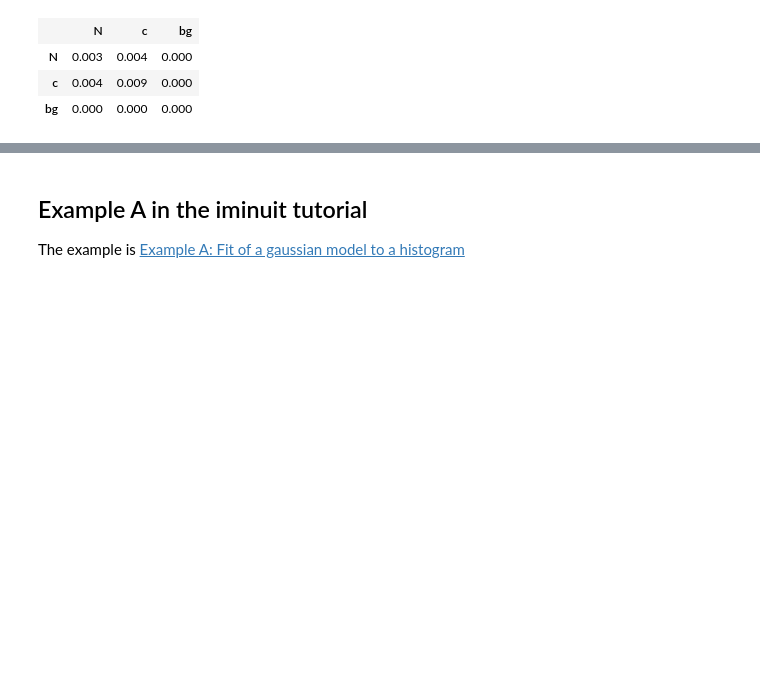
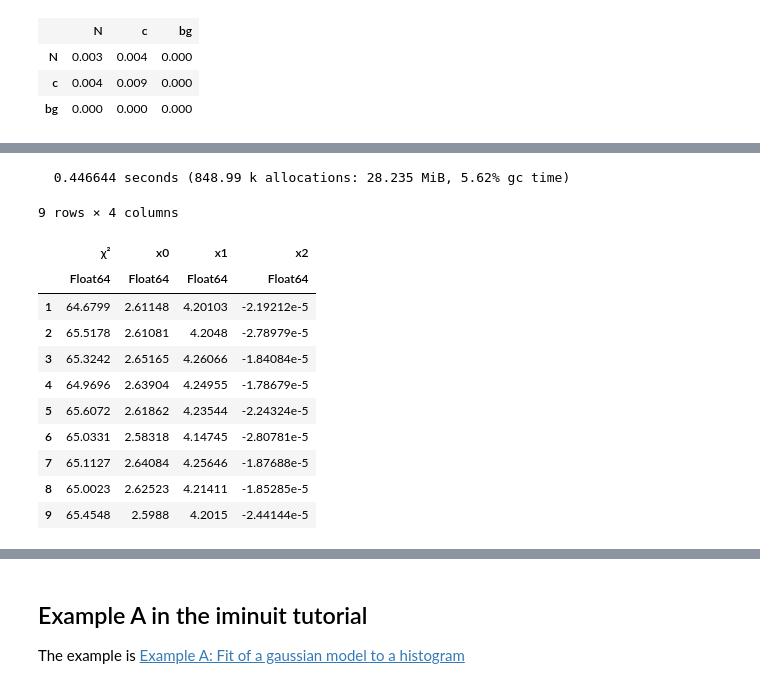
Before and after one commit to fkguo/IMinuit.jl, a Jupyter notebook: docs/example.ipynb, the cells around one changed output, grey strips where cells are left out. Saved outputs shown, nothing was run; the diff lists cells and outputs as text; code cells hidden in the pictures; blank space fills up the shorter version.

```diff
--- a/docs/example.ipynb
+++ b/docs/example.ipynb
@@ -285,0 +299,16 @@ extrema(parsam_df.:N), extrema(parsam_df.:c)
+# %%
+@time contour_df_samples(fit, χsq, (:x0, :x1, :x2), ([2.5,2.8],  [4.0,4.3], (-3e-5,3e-5)), nsamples = 1000)
+# %% [output]
+  0.446644 seconds (848.99 k allocations: 28.235 MiB, 5.62% gc time)
+9 rows × 4 columns
+|  | χ² | x0 | x1 | x2 |
+|  | Float64 | Float64 | Float64 | Float64 |
+| 1 | 64.6799 | 2.61148 | 4.20103 | -2.19212e-5 |
+| 2 | 65.5178 | 2.61081 | 4.2048 | -2.78979e-5 |
+| 3 | 65.3242 | 2.65165 | 4.26066 | -1.84084e-5 |
+| 4 | 64.9696 | 2.63904 | 4.24955 | -1.78679e-5 |
+| 5 | 65.6072 | 2.61862 | 4.23544 | -2.24324e-5 |
+| 6 | 65.0331 | 2.58318 | 4.14745 | -2.80781e-5 |
+| 7 | 65.1127 | 2.64084 | 4.25646 | -1.87688e-5 |
+| 8 | 65.0023 | 2.62523 | 4.21411 | -1.85285e-5 |
+| 9 | 65.4548 | 2.5988 | 4.2015 | -2.44144e-5 |
```
Also changed, not shown: parts of 18 cells of this notebook, 2 other files.
